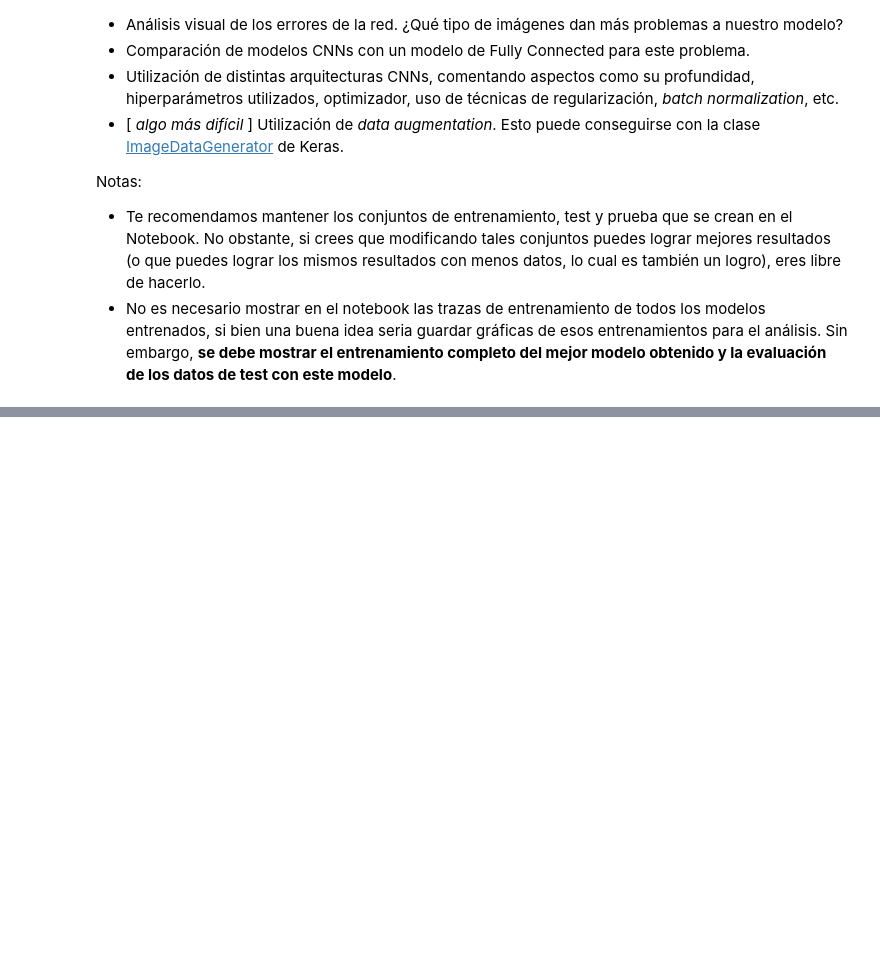
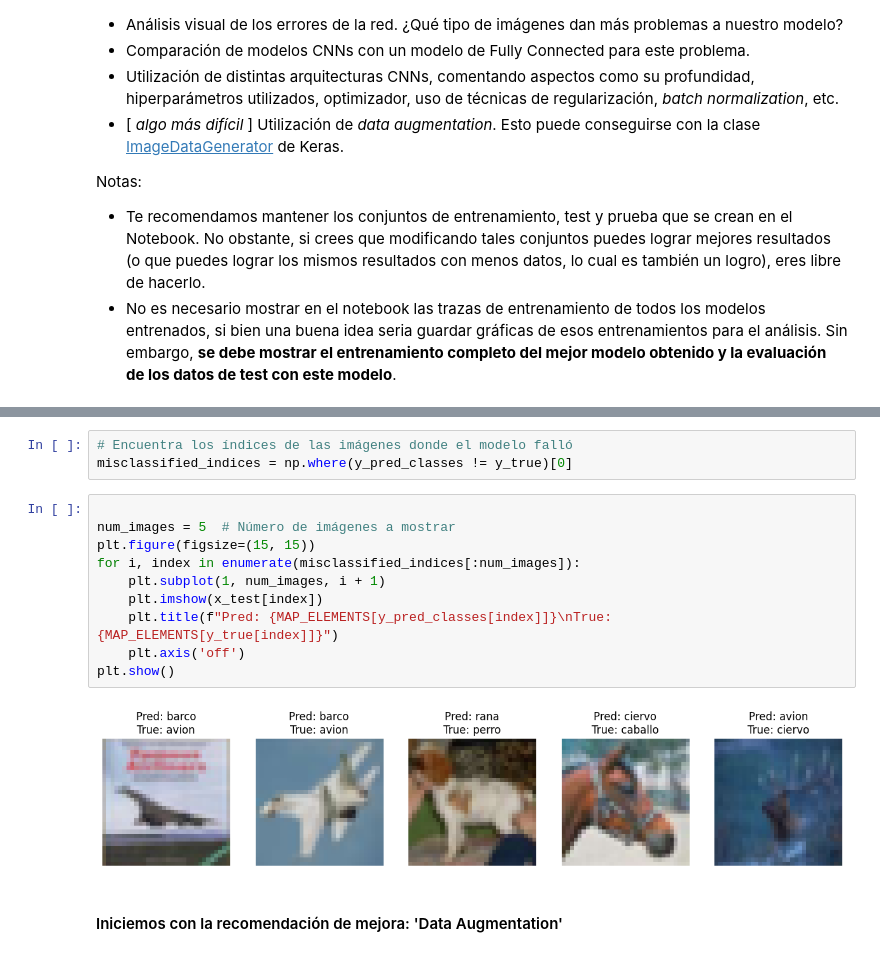
Before and after one commit to luialopezg/cnn_unir_actividad2, a Jupyter notebook: muinar06_act2_individual.ipynb, the cells around one changed output, grey strips where cells are left out. Saved outputs shown, nothing was run; the diff lists cells and outputs as text; blank space fills up the shorter version.

```diff
--- a/muinar06_act2_individual.ipynb
+++ b/muinar06_act2_individual.ipynb
@@ -81,0 +223,17 @@ Notas:
+# %%
+# Encuentra los índices de las imágenes donde el modelo falló
+misclassified_indices = np.where(y_pred_classes != y_true)[0]
+# %%
+
+num_images = 5  # Número de imágenes a mostrar
+plt.figure(figsize=(15, 15))
+for i, index in enumerate(misclassified_indices[:num_images]):
+    plt.subplot(1, num_images, i + 1)
+    plt.imshow(x_test[index])
+    plt.title(f"Pred: {MAP_ELEMENTS[y_pred_classes[index]]}\nTrue: {MAP_ELEMENTS[y_true[index]]}")
+    plt.axis('off')
+plt.show()
+# %% [output]
+[figure, added]
+# %% [markdown]
+#### Iniciemos con la recomendación de mejora: 'Data Augmentation'
```
Also changed, not shown: parts of 13 cells of this notebook, 1 other file.
